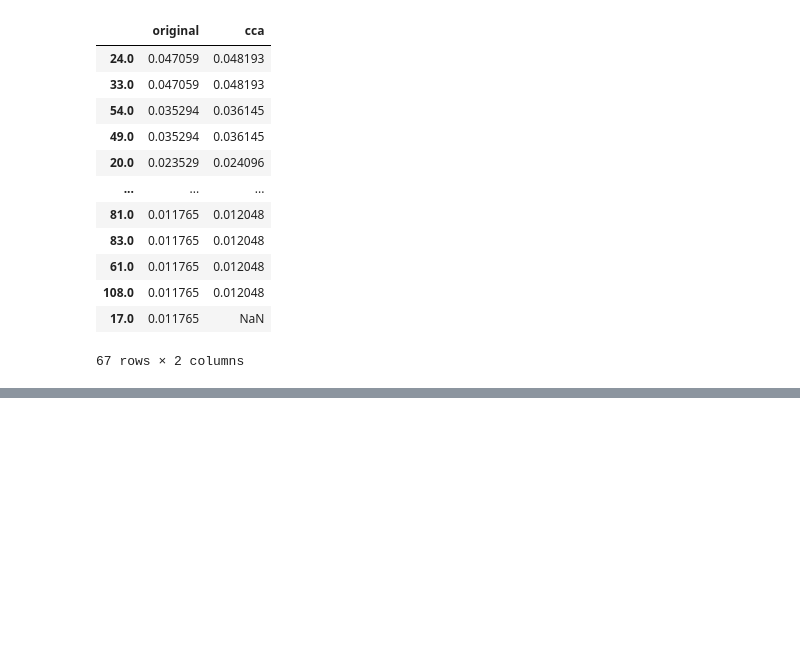
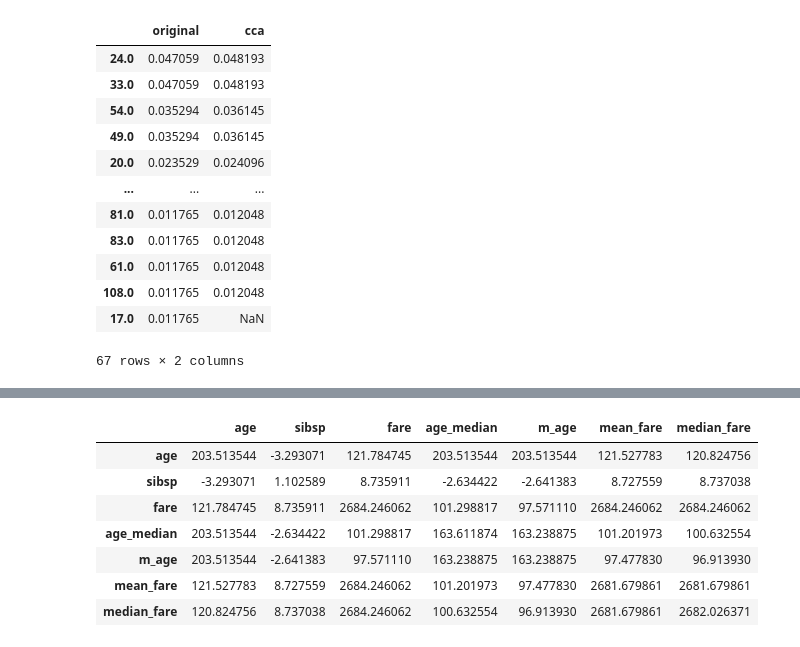
Before and after one commit to Reena6878/lohan, a Jupyter notebook: handling_missing_values.ipynb, the cells around one changed output, grey strips where cells are left out. Saved outputs shown, nothing was run; the diff lists cells and outputs as text; code cells hidden in the pictures; blank space fills up the shorter version.

```diff
--- a/handling_missing_values.ipynb
+++ b/handling_missing_values.ipynb
@@ -117,0 +213,11 @@ temp
+# %%
+x_train.cov()
+# %% [output]
+|  | age | sibsp | fare | age_median | m_age | mean_fare | median_fare |
+| age | 203.513544 | -3.293071 | 121.784745 | 203.513544 | 203.513544 | 121.527783 | 120.824756 |
+| sibsp | -3.293071 | 1.102589 | 8.735911 | -2.634422 | -2.641383 | 8.727559 | 8.737038 |
+| fare | 121.784745 | 8.735911 | 2684.246062 | 101.298817 | 97.571110 | 2684.246062 | 2684.246062 |
+| age_median | 203.513544 | -2.634422 | 101.298817 | 163.611874 | 163.238875 | 101.201973 | 100.632554 |
+| m_age | 203.513544 | -2.641383 | 97.571110 | 163.238875 | 163.238875 | 97.477830 | 96.913930 |
+| mean_fare | 121.527783 | 8.727559 | 2684.246062 | 101.201973 | 97.477830 | 2681.679861 | 2681.679861 |
+| median_fare | 120.824756 | 8.737038 | 2684.246062 | 100.632554 | 96.913930 | 2681.679861 | 2682.026371 |
```
Also changed, not shown: parts of 17 cells of this notebook.
